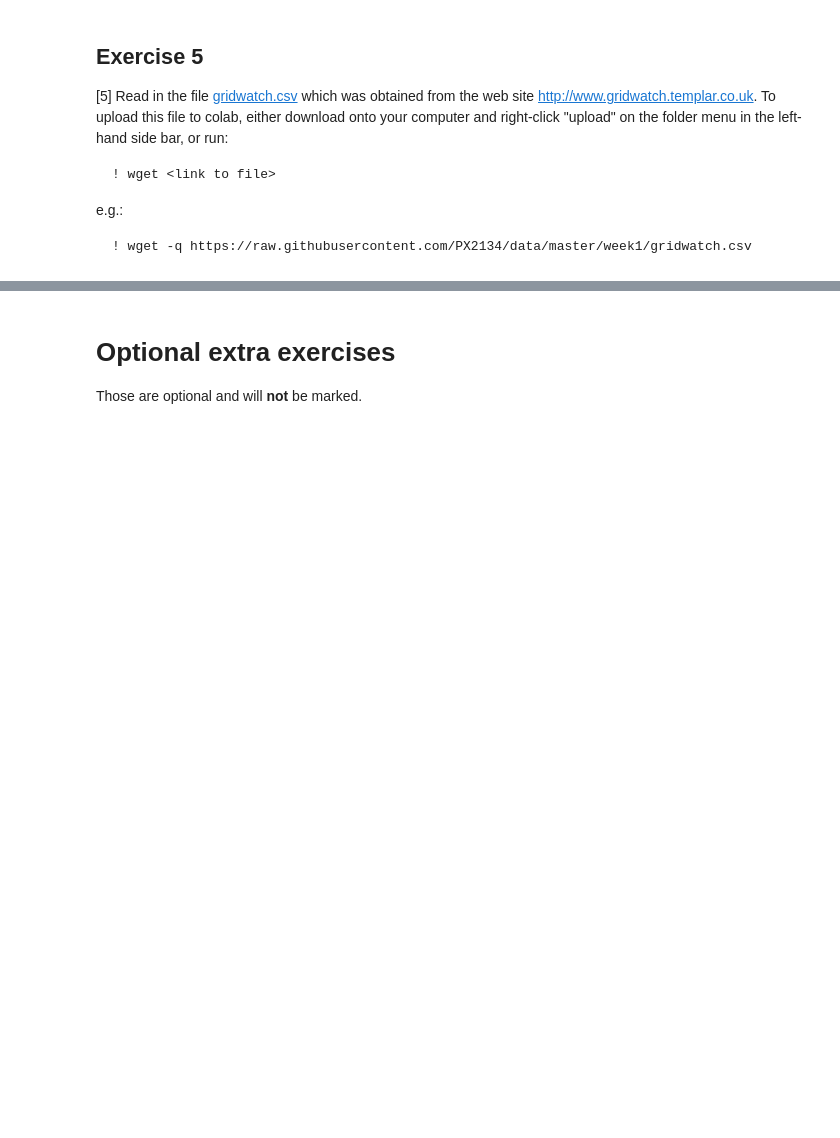
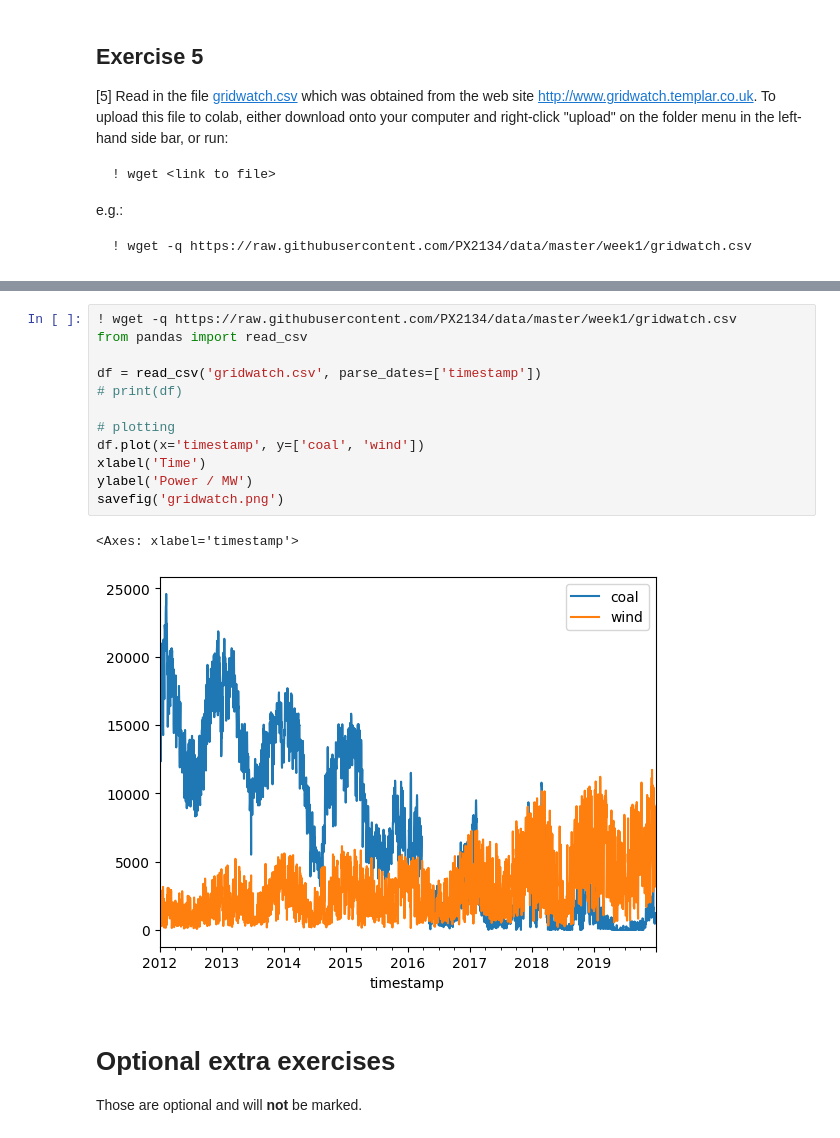
Before and after one commit to PX2145-2025/week-1-b-Morgan-Howard-Reuben, a Jupyter notebook: Revisions.ipynb, the cells around one changed output, grey strips where cells are left out. Drawn from its saved outputs; the diff is of its cells as text; blank space fills up the shorter version.

```diff
--- a/Revisions.ipynb
+++ b/Revisions.ipynb
@@ -501,6 +501,21 @@ Plot, on a single graph, the power usage (in MW) versus time for coal and wind
 energy. Save to file a plot like this:
 
 ![UK power production](https://raw.githubusercontent.com/PX2134/images/master/week1/gridwatch.png "Figure 1: UK power production versus time for coal and wind.")
+# %%
+! wget -q https://raw.githubusercontent.com/PX2134/data/master/week1/gridwatch.csv
+from pandas import read_csv
+
+df = read_csv('gridwatch.csv', parse_dates=['timestamp'])
+# print(df)
+
+# plotting
+df.plot(x='timestamp', y=['coal', 'wind'])
+xlabel('Time')
+ylabel('Power / MW')
+savefig('gridwatch.png')
+# %% [output]
+<Axes: xlabel='timestamp'>
+[figure, added]
 # %% [markdown]
 # Optional extra exercises
 
```
